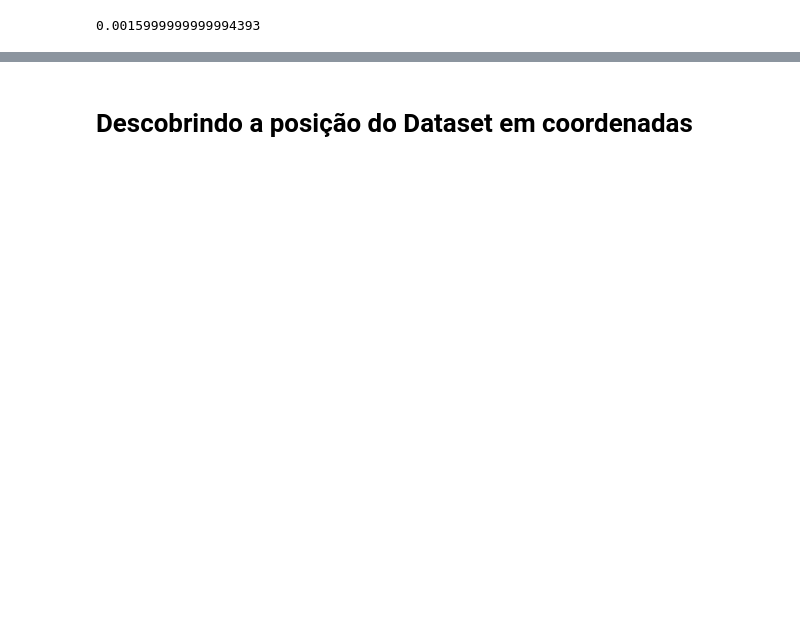
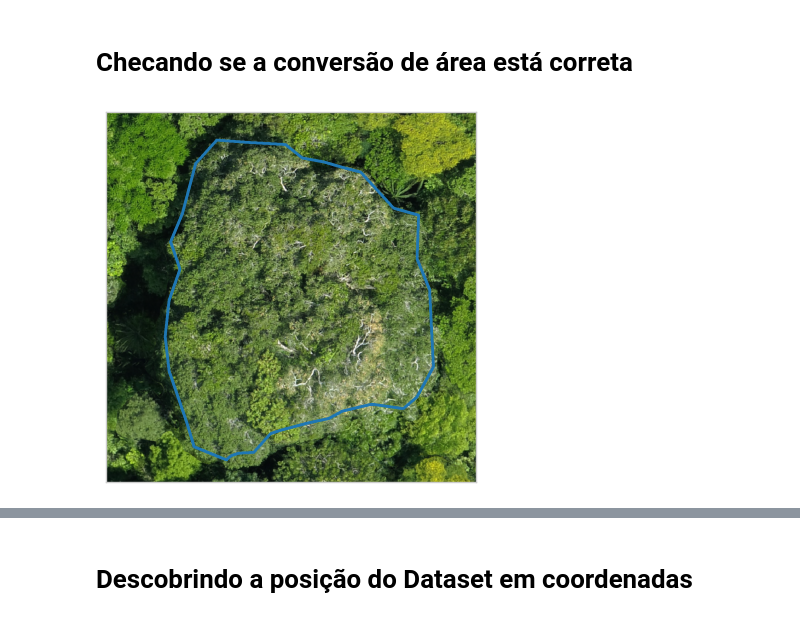
Before and after one commit to Green-AI-Lab-GAIA/multi-task-fcn, a Jupyter notebook: exploration_notebooks/show_comp_selection.ipynb, the cells around one changed output, grey strips where cells are left out. Saved outputs shown, nothing was run; the diff lists cells and outputs as text; code cells hidden in the pictures; blank space fills up the shorter version.

```diff
--- a/exploration_notebooks/show_comp_selection.ipynb
+++ b/exploration_notebooks/show_comp_selection.ipynb
@@ -231,4 +107,0 @@ train_stats = get_components_stats(COMP_GT_TRAIN, TRAIN_GT)
-# %%
-pixel_size_x*pixel_size_y
-# %% [output]
-0.0015999999999994393
@@ -236,0 +118,22 @@ train_stats.sort_values("area", ascending=False, inplace=True)
+# %% [markdown]
+# Checando se a conversão de área está correta
+# %%
+# Selecionando uma árvore de exemplo
+selected_itc = train_stats[train_stats["tree_name"].str.contains("Rosa")].head(1)[["centroid-0", "centroid-1", "area_m2"]]
+map_selected_itc = COMP_GT_TRAIN == selected_itc.index[0]
+
+dim = 1000
+window = (slice(int(selected_itc["centroid-0"].values[0]-dim//2), int(selected_itc["centroid-0"].values[0]+dim//2)),
+          slice(int(selected_itc["centroid-1"].values[0]-dim//2), int(selected_itc["centroid-1"].values[0]+dim//2)))
+
+plt.imshow(ORTHOIMAGE[window])
+
+for contour in find_contours(map_selected_itc[window], 0.5):
+    plt.plot(contour[:, 1], contour[:, 0], linewidth=2)
+
+plt.grid(False)
+plt.xticks([])
+plt.yticks([])
+plt.show()
+# %% [output]
+[figure, added]
```
Also changed, not shown: parts of 31 cells of this notebook.
